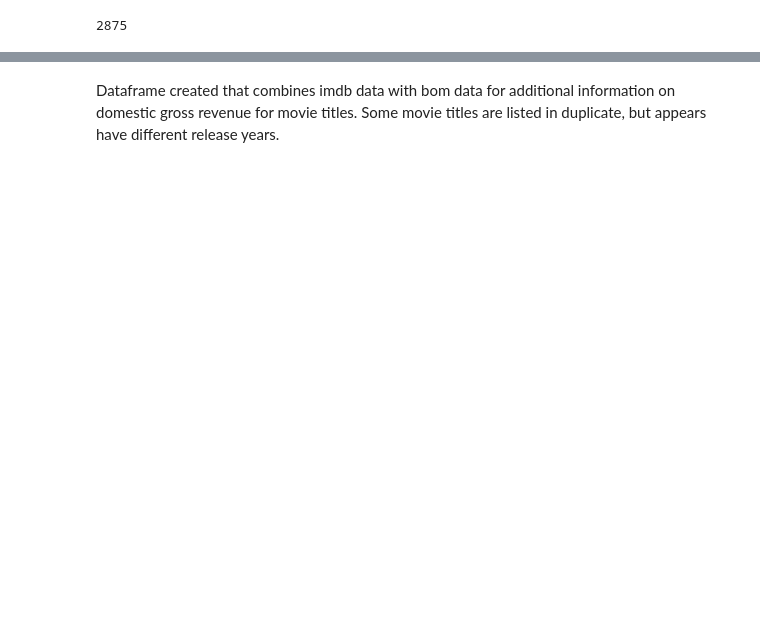
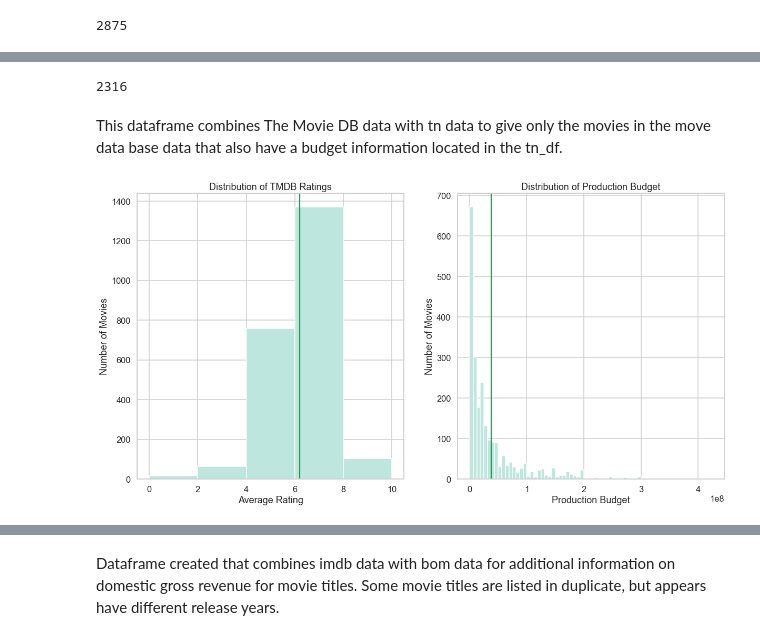
Before and after one commit to JenniferLavoie/DSFirstProject, a Jupyter notebook: student.ipynb, the cells around one changed output, grey strips where cells are left out. Saved outputs shown, nothing was run; the diff lists cells and outputs as text; code cells hidden in the pictures; blank space fills up the shorter version.

```diff
--- a/student.ipynb
+++ b/student.ipynb
@@ -499,0 +638,6 @@ Information concerning budget is available for 2875 of the imdb movies (note: th
+# %%
+# dropping columns that won't be used in this analysis
+tmdb_df.drop(['genre_ids', 'id', 'original_language', 'popularity', 'release_date', 'vote_count'],
+             axis=1, inplace=True)
+
+tmdb_df.head()
@@ -499,0 +655,4 @@ Information concerning budget is available for 2875 of the imdb movies (note: th
+# %%
+tmdb_tn_merge = pd.merge(tmdb_df, tn_df, how = 'inner', left_on ='original_title', right_on ='movie')
+
+tmdb_tn_merge.head()
@@ -499,0 +697,27 @@ Information concerning budget is available for 2875 of the imdb movies (note: th
+# %%
+print(len(tmdb_tn_merge)) # 2316
+# %% [output]
+2316
+# %% [markdown]
+This dataframe combines The Movie DB data with tn data to give only the movies in the move data base data that also have a budget information located in the tn_df.
+# %%
+new_figure = plt.figure(figsize=(20,10))
+
+ax = new_figure.add_subplot(1, 2, 1)
+ax2 = new_figure.add_subplot(1, 2, 2)
+
+ax.hist(tmdb_tn_merge['vote_average'], color='#bde6de', bins= 5)
+ax.set_title('Distribution of TMDB Ratings')
+ax.set_xlabel('Average Rating')
+ax.set_ylabel('Number of Movies')
+ax.axvline(tmdb_tn_merge['vote_average'].mean(), color='#2c9553');
+
+ax2.hist(tmdb_tn_merge['production_budget'], color='#bde6de', bins='auto')
+ax2.set_title('Distribution of Production Budget')
+ax2.set_xlabel('Production Budget')
+ax2.set_ylabel('Number of Movies')
+ax2.axvline(tmdb_tn_merge['production_budget'].mean(), color='#2c9553');
+
+plt.show()
+# %% [output]
+[figure, added]
```
Also changed, not shown: parts of 51 cells of this notebook.
